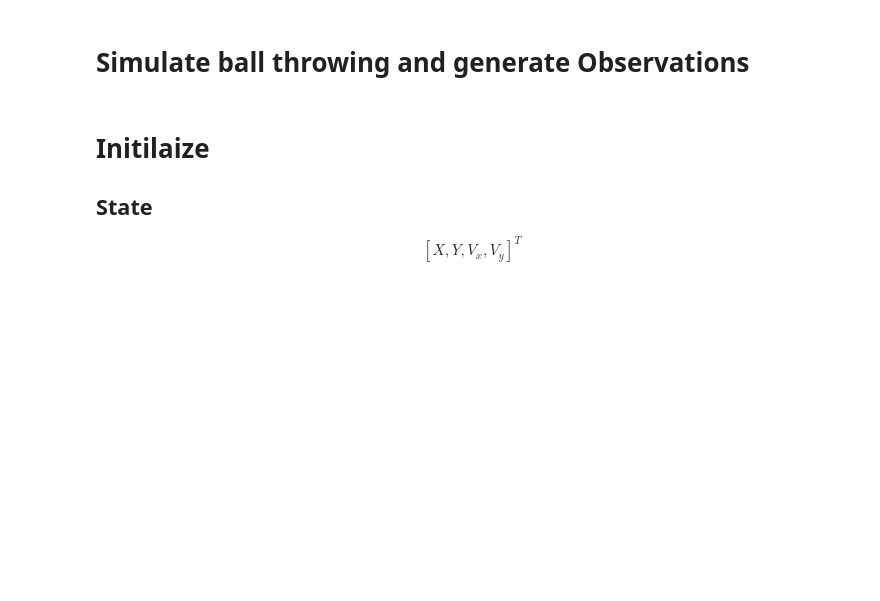
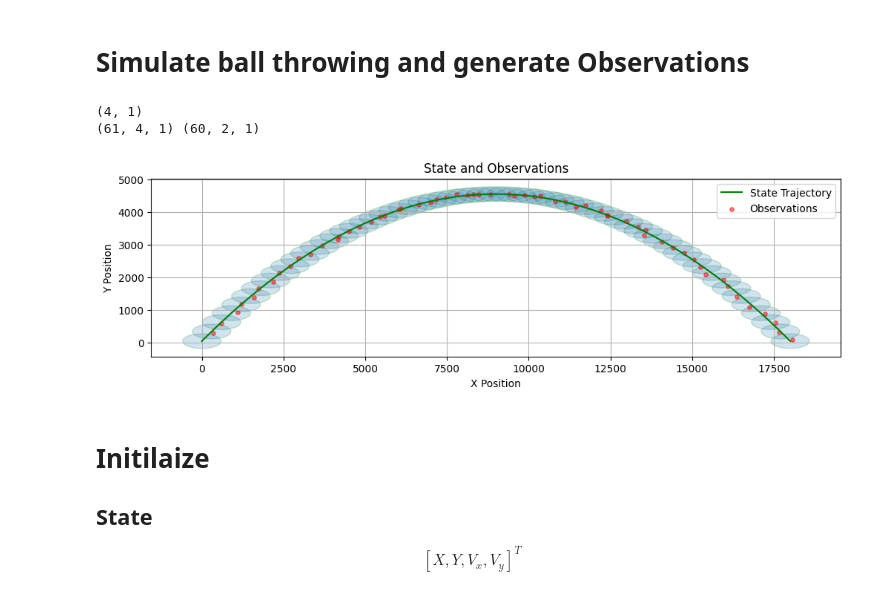
Before and after one commit to Horizon-42/particle_filter, a Jupyter notebook: run_partickle_filter.ipynb, the cells around one changed output. Saved outputs shown, nothing was run; the diff lists cells and outputs as text; code cells hidden in the pictures; blank space fills up the shorter version.

```diff
--- a/run_partickle_filter.ipynb
+++ b/run_partickle_filter.ipynb
@@ -17,14 +17,20 @@ from ball_throwing_simulator import BallThrowingSimulator
 # Simulate ball throwing and generate Observations
 # %%
 ball_num = 1
+delta_t = 1
+
 init_state = np.array([[0], [50], [300], [300]])  # Initial state: [x, y, vx, vy]
-simulator = BallThrowingSimulator(delta_t=0.5, init_state=init_state, ball_num=ball_num, observation_variance=[10, 10])
+simulator = BallThrowingSimulator(delta_t=delta_t, init_state=init_state, ball_num=ball_num)
 # Simulate the motion and observations
-states, observations = simulator.simulate(time=30)
+states, observations = simulator.simulate(time=60)
 print(states.shape, observations.shape)
 # Show the simulated states and observations
 fig, ax = plt.subplots(figsize=(12, 12))
-plot_observations(ax, states, observations)
+plot_observations(ax, states, observations, simulator.observe_model.R)
+# %% [output]
+(4, 1)
+(61, 4, 1) (60, 2, 1)
+[figure, added]
 # %% [markdown]
 # Initilaize
 ## State
```
Also changed, not shown: parts of 2 cells of this notebook, 5 other files.
